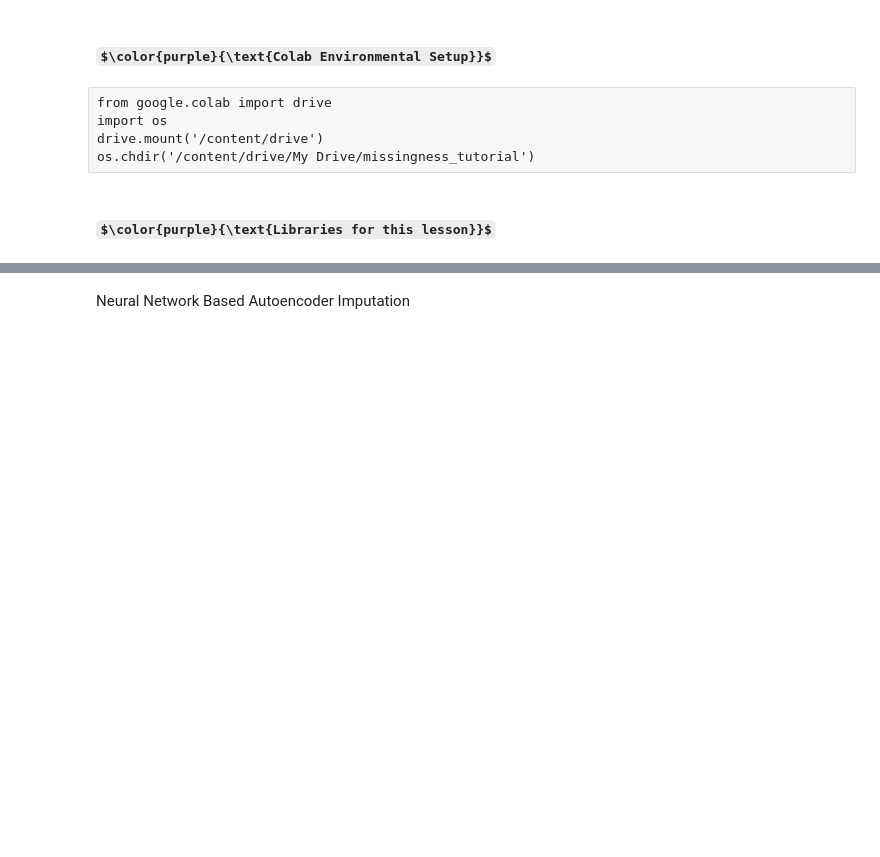
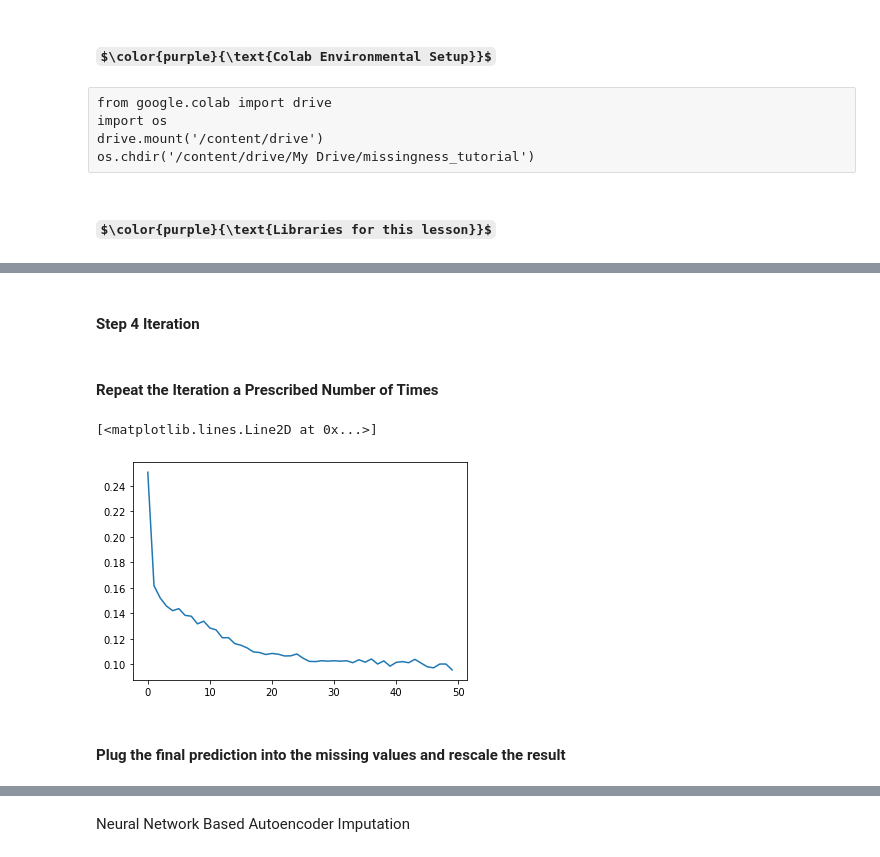
Before and after one commit to WestHealth/scipy2022-missingness-tutorial, a Jupyter notebook: master/6 - Missingness and ML.ipynb, the cells around one changed output, grey strips where cells are left out. Saved outputs shown, nothing was run; the diff lists cells and outputs as text; code cells hidden in the pictures; some formulas as TeX source; blank space fills up the shorter version.

```diff
--- a/master/6 - Missingness and ML.ipynb
+++ b/master/6 - Missingness and ML.ipynb
@@ -42,0 +159,3 @@ Incorporating Multiple Imputation
+# %%
+# Compile the model
+model.compile(optimizer='adam',loss='mse')
@@ -42,0 +165,24 @@ Incorporating Multiple Imputation
+# %%
+history = [model.fit(univariate_imputation, univariate_imputation, epochs=10,verbose=False)]
+# %% [markdown]
+#### Step 4 Iteration
+# %%
+predicted = pd.DataFrame(model.predict(univariate_imputation), columns = dmar_df.columns)
+iterated_imputation=sdmar_df.combine_first(predicted)
+history.append(model.fit(iterated_imputation, iterated_imputation, epochs=2, verbose=False))
+# %% [markdown]
+#### Repeat the Iteration a Prescribed Number of Times
+# %%
+for _ in range(0, 19):
+    predicted = pd.DataFrame(model.predict(iterated_imputation), columns = dmar_df.columns)
+    iterated_imputation=sdmar_df.combine_first(predicted)
+    history.append(model.fit(iterated_imputation, iterated_imputation, epochs=2, verbose=False))
+# %%
+# Since we collected history in several batches, concatenate them so we can see a plot
+losses = sum([each.history['loss'] for each in history],[])
+plt.plot(losses)
+# %% [output]
+[<matplotlib.lines.Line2D at 0x...>]
+[figure, added]
+# %% [markdown]
+#### Plug the final prediction into the missing values and rescale the result
```
Also changed, not shown: parts of 92 cells of this notebook, 6 other files.
